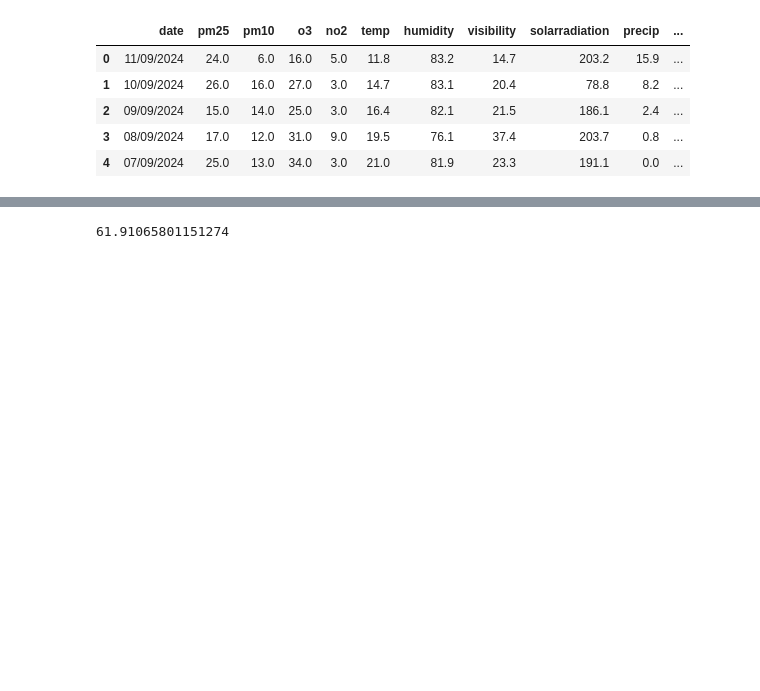
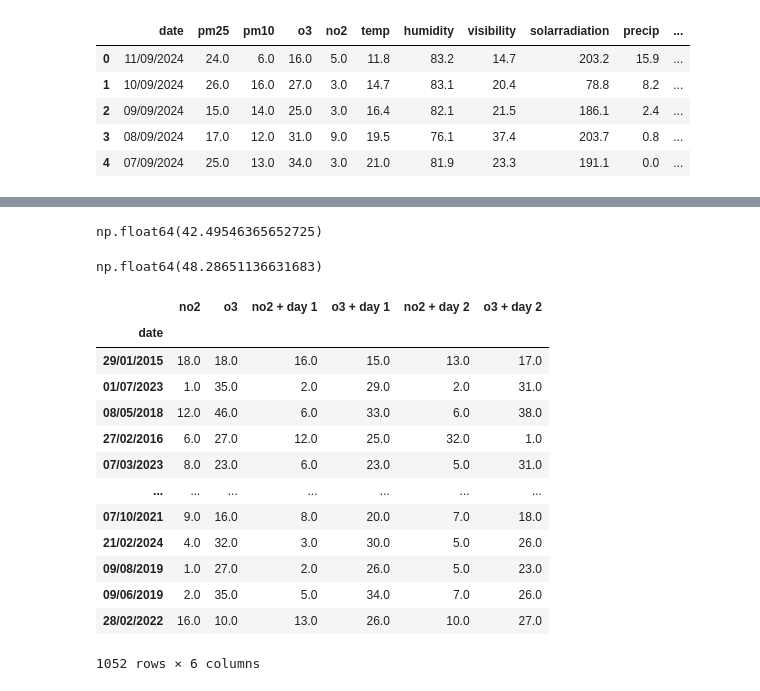
Before and after one commit to atodorov284/air-quality-forecast, a Jupyter notebook: notebooks/n2_exploratory_data_analysis.ipynb, the cells around one changed output, grey strips where cells are left out. Drawn from its saved outputs; the diff is of its cells as text; code cells hidden in the pictures; blank space fills up the shorter version.

```diff
--- a/notebooks/n2_exploratory_data_analysis.ipynb
+++ b/notebooks/n2_exploratory_data_analysis.ipynb
@@ -450,10 +488,36 @@ mean_squared_error(y_test, predictions)
+# %%
+from sklearn.ensemble import RandomForestRegressor
+
+forest_regressor = RandomForestRegressor()
+forest_regressor.fit(x_train, y_train)
+predictions = forest_regressor.predict(x_test)
+mean_squared_error(y_test, predictions)
+# %% [output]
+np.float64(42.49546365652725)
 # %%
 import xgboost as xgb
-regressor = xgb.XGBRegressor()
-regressor.fit(x_train, y_train)
+xg_regressor = xgb.XGBRegressor()
+xg_regressor.fit(x_train, y_train)
 
-predictions = regressor.predict(x_test)
+predictions = xg_regressor.predict(x_test)
 
 mean_squared_error(y_test, predictions)
 # %% [output]
-61.91065801151274
+np.float64(48.28651136631683)
+# %%
+y_test
+# %% [output]
+|  | no2 | o3 | no2 + day 1 | o3 + day 1 | no2 + day 2 | o3 + day 2 |
+| date |  |  |  |  |  |  |
+| 29/01/2015 | 18.0 | 18.0 | 16.0 | 15.0 | 13.0 | 17.0 |
+| 01/07/2023 | 1.0 | 35.0 | 2.0 | 29.0 | 2.0 | 31.0 |
+| 08/05/2018 | 12.0 | 46.0 | 6.0 | 33.0 | 6.0 | 38.0 |
+| 27/02/2016 | 6.0 | 27.0 | 12.0 | 25.0 | 32.0 | 1.0 |
+| 07/03/2023 | 8.0 | 23.0 | 6.0 | 23.0 | 5.0 | 31.0 |
+| ... | ... | ... | ... | ... | ... | ... |
+| 07/10/2021 | 9.0 | 16.0 | 8.0 | 20.0 | 7.0 | 18.0 |
+| 21/02/2024 | 4.0 | 32.0 | 3.0 | 30.0 | 5.0 | 26.0 |
+| 09/08/2019 | 1.0 | 27.0 | 2.0 | 26.0 | 5.0 | 23.0 |
+| 09/06/2019 | 2.0 | 35.0 | 5.0 | 34.0 | 7.0 | 26.0 |
+| 28/02/2022 | 16.0 | 10.0 | 13.0 | 26.0 | 10.0 | 27.0 |
+1052 rows × 6 columns
```
Also changed, not shown: parts of 13 cells of this notebook, 2 other files.
